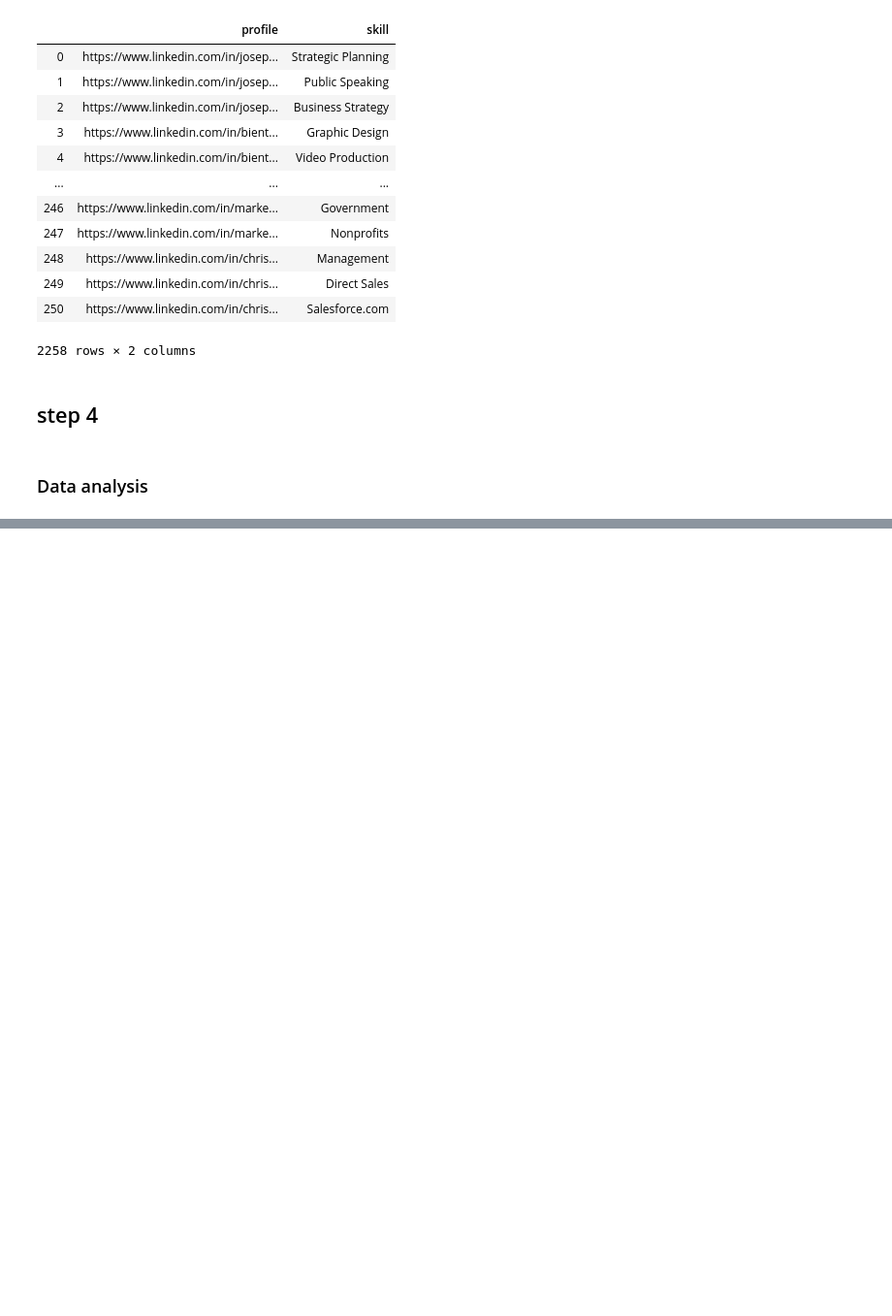
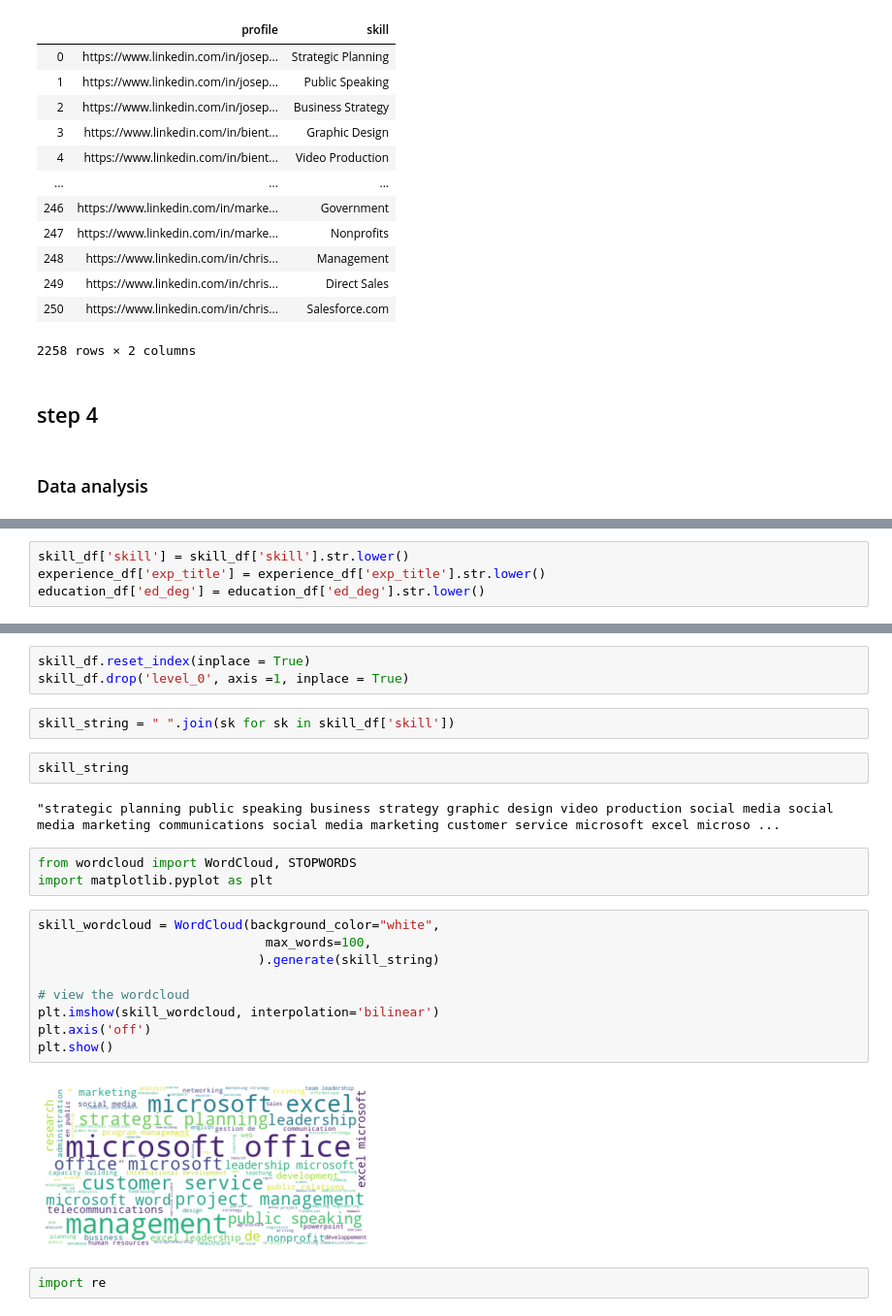
Before and after one commit to B1o0b1/Ayiti_analytics_capstone_project, a Jupyter notebook: initial_notebook.ipynb, the cells around one changed output, grey strips where cells are left out. Shown at 97% size. Cells and saved outputs as stored; diff of their text form; blank space fills up the shorter version.

```diff
--- a/initial_notebook.ipynb
+++ b/initial_notebook.ipynb
@@ -937,0 +1113,4 @@ skill_df
+# %%
+skill_df['skill'] = skill_df['skill'].str.lower()
+experience_df['exp_title'] = experience_df['exp_title'].str.lower()
+education_df['ed_deg'] = education_df['ed_deg'].str.lower()
@@ -937,0 +1156,25 @@ skill_df
+# %%
+skill_df.reset_index(inplace = True)
+skill_df.drop('level_0', axis =1, inplace = True)
+# %%
+skill_string = " ".join(sk for sk in skill_df['skill'])
+# %%
+skill_string
+# %% [output]
+"strategic planning public speaking business strategy graphic design video production social media social media marketing communications social media marketing customer service microsoft excel microso ...
+# %%
+from wordcloud import WordCloud, STOPWORDS
+import matplotlib.pyplot as plt
+# %%
+skill_wordcloud = WordCloud(background_color="white",
+                              max_words=100,
+                             ).generate(skill_string)
+
+# view the wordcloud
+plt.imshow(skill_wordcloud, interpolation='bilinear')
+plt.axis('off')
+plt.show()
+# %% [output]
+[figure, added]
+# %%
+import re
```
Also changed, not shown: parts of 33 cells of this notebook.
